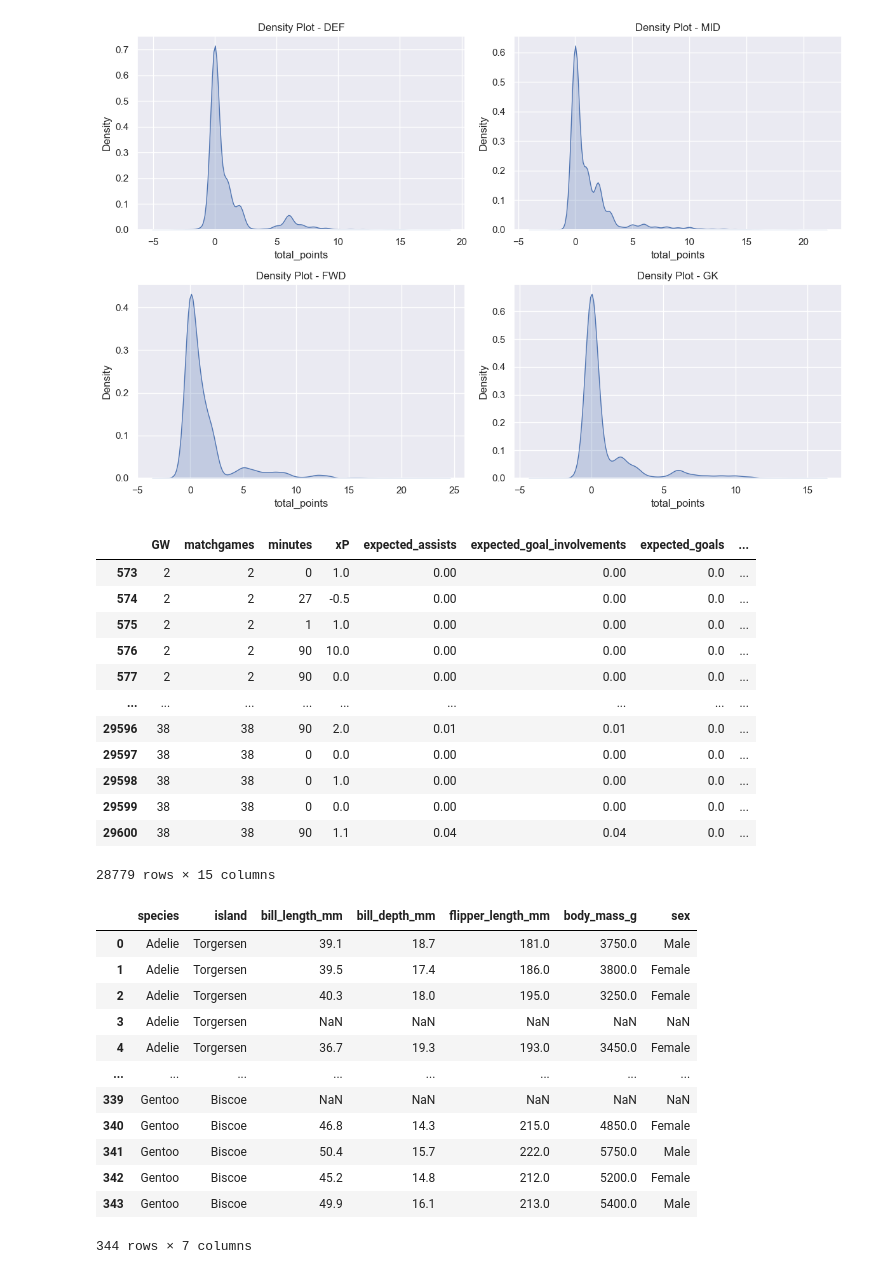
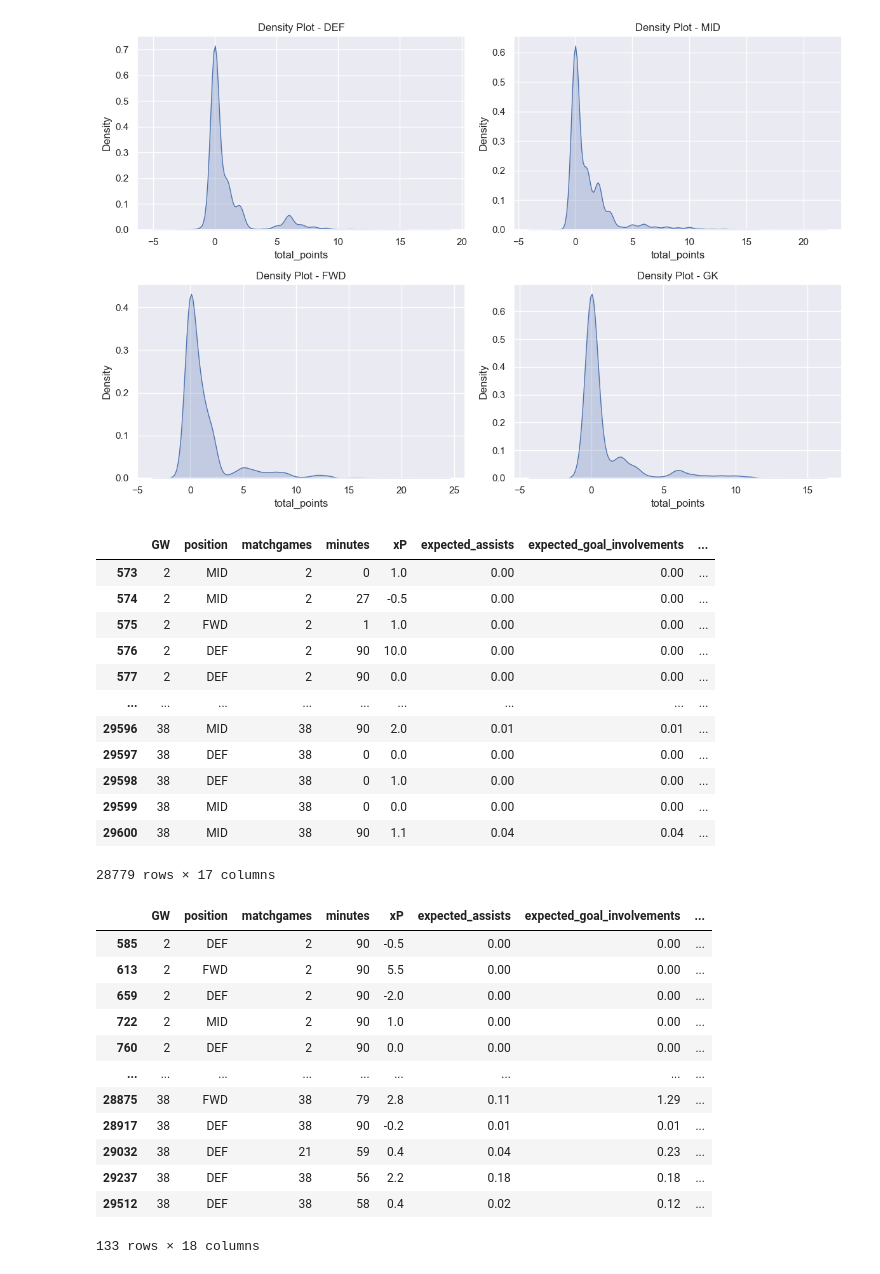
Before and after one commit to WayneQwele/FPLBayesianPoissonRegression, a Jupyter notebook: data_model.ipynb, the cells around one changed output. Cells and saved outputs as stored; diff of their text form; code cells hidden in the pictures.

```diff
--- a/data_model.ipynb
+++ b/data_model.ipynb
@@ -64,6 +77,7 @@ plt.show()
 
 modeldata_df = game_df[[
     'GW',
+    'position',
     'matchgames',
     'minutes',
     'xP',
@@ -77,48 +91,60 @@ modeldata_df = game_df[[
     'transfers_out',
     'value',
     'previous_points',
-    'previous_TotalTeamPoints'
+    'previous_TotalTeamPoints',
+    'total_points'
 
 ]].dropna()
 
 modeldata_df
 # %% [output]
-|  | GW | matchgames | minutes | xP | expected_assists | expected_goal_involvements | expected_goals | ... |
-| 573 | 2 | 2 | 0 | 1.0 | 0.00 | 0.00 | 0.0 | ... |
-| 574 | 2 | 2 | 27 | -0.5 | 0.00 | 0.00 | 0.0 | ... |
-| 575 | 2 | 2 | 1 | 1.0 | 0.00 | 0.00 | 0.0 | ... |
-| 576 | 2 | 2 | 90 | 10.0 | 0.00 | 0.00 | 0.0 | ... |
-| 577 | 2 | 2 | 90 | 0.0 | 0.00 | 0.00 | 0.0 | ... |
+|  | GW | position | matchgames | minutes | xP | expected_assists | expected_goal_involvements | ... |
+| 573 | 2 | MID | 2 | 0 | 1.0 | 0.00 | 0.00 | ... |
+| 574 | 2 | MID | 2 | 27 | -0.5 | 0.00 | 0.00 | ... |
+| 575 | 2 | FWD | 2 | 1 | 1.0 | 0.00 | 0.00 | ... |
+| 576 | 2 | DEF | 2 | 90 | 10.0 | 0.00 | 0.00 | ... |
+| 577 | 2 | DEF | 2 | 90 | 0.0 | 0.00 | 0.00 | ... |
 | ... | ... | ... | ... | ... | ... | ... | ... | ... |
-| 29596 | 38 | 38 | 90 | 2.0 | 0.01 | 0.01 | 0.0 | ... |
-| 29597 | 38 | 38 | 0 | 0.0 | 0.00 | 0.00 | 0.0 | ... |
-| 29598 | 38 | 38 | 0 | 1.0 | 0.00 | 0.00 | 0.0 | ... |
-| 29599 | 38 | 38 | 0 | 0.0 | 0.00 | 0.00 | 0.0 | ... |
-| 29600 | 38 | 38 | 90 | 1.1 | 0.04 | 0.04 | 0.0 | ... |
+| 29596 | 38 | MID | 38 | 90 | 2.0 | 0.01 | 0.01 | ... |
+| 29597 | 38 | DEF | 38 | 0 | 0.0 | 0.00 | 0.00 | ... |
+| 29598 | 38 | DEF | 38 | 0 | 1.0 | 0.00 | 0.00 | ... |
+| 29599 | 38 | MID | 38 | 0 | 0.0 | 0.00 | 0.00 | ... |
+| 29600 | 38 | MID | 38 | 90 | 1.1 | 0.04 | 0.04 | ... |
-28779 rows × 15 columns
+28779 rows × 17 columns
 # %%
 # Total points need to be corrected.
 
 def total_point_correction(row):
     '''
     To correct issue with -ve points which is not condusive to my model
     '''
     if row <0:
         result = 0
     else:
         result = row
     return result
+
+#Apply the function
+
+
+modeldata_df = (modeldata_df
+                .assign(
+                    total_points_corrected = modeldata_df.total_points.apply(total_point_correction)
+                    ))
+
+#Lets check if function works as expected.
+modeldata_df.query("total_points < 0")
 # %% [output]
-|  | species | island | bill_length_mm | bill_depth_mm | flipper_length_mm | body_mass_g | sex |
-| 0 | Adelie | Torgersen | 39.1 | 18.7 | 181.0 | 3750.0 | Male |
-| 1 | Adelie | Torgersen | 39.5 | 17.4 | 186.0 | 3800.0 | Female |
-| 2 | Adelie | Torgersen | 40.3 | 18.0 | 195.0 | 3250.0 | Female |
-| 3 | Adelie | Torgersen | NaN | NaN | NaN | NaN | NaN |
-| 4 | Adelie | Torgersen | 36.7 | 19.3 | 193.0 | 3450.0 | Female |
-| ... | ... | ... | ... | ... | ... | ... | ... |
-| 339 | Gentoo | Biscoe | NaN | NaN | NaN | NaN | NaN |
-| 340 | Gentoo | Biscoe | 46.8 | 14.3 | 215.0 | 4850.0 | Female |
-| 341 | Gentoo | Biscoe | 50.4 | 15.7 | 222.0 | 5750.0 | Male |
-| 342 | Gentoo | Biscoe | 45.2 | 14.8 | 212.0 | 5200.0 | Female |
-| 343 | Gentoo | Biscoe | 49.9 | 16.1 | 213.0 | 5400.0 | Male |
+|  | GW | position | matchgames | minutes | xP | expected_assists | expected_goal_involvements | ... |
+| 585 | 2 | DEF | 2 | 90 | -0.5 | 0.00 | 0.00 | ... |
+| 613 | 2 | FWD | 2 | 90 | 5.5 | 0.00 | 0.00 | ... |
+| 659 | 2 | DEF | 2 | 90 | -2.0 | 0.00 | 0.00 | ... |
+| 722 | 2 | MID | 2 | 90 | 1.0 | 0.00 | 0.00 | ... |
+| 760 | 2 | DEF | 2 | 90 | 0.0 | 0.00 | 0.00 | ... |
+| ... | ... | ... | ... | ... | ... | ... | ... | ... |
+| 28875 | 38 | FWD | 38 | 79 | 2.8 | 0.11 | 1.29 | ... |
+| 28917 | 38 | DEF | 38 | 90 | -0.2 | 0.01 | 0.01 | ... |
+| 29032 | 38 | DEF | 21 | 59 | 0.4 | 0.04 | 0.23 | ... |
+| 29237 | 38 | DEF | 38 | 56 | 2.2 | 0.18 | 0.18 | ... |
+| 29512 | 38 | DEF | 38 | 58 | 0.4 | 0.02 | 0.12 | ... |
-344 rows × 7 columns
+133 rows × 18 columns
```
Also changed, not shown: parts of 13 cells of this notebook, 1 other file.
